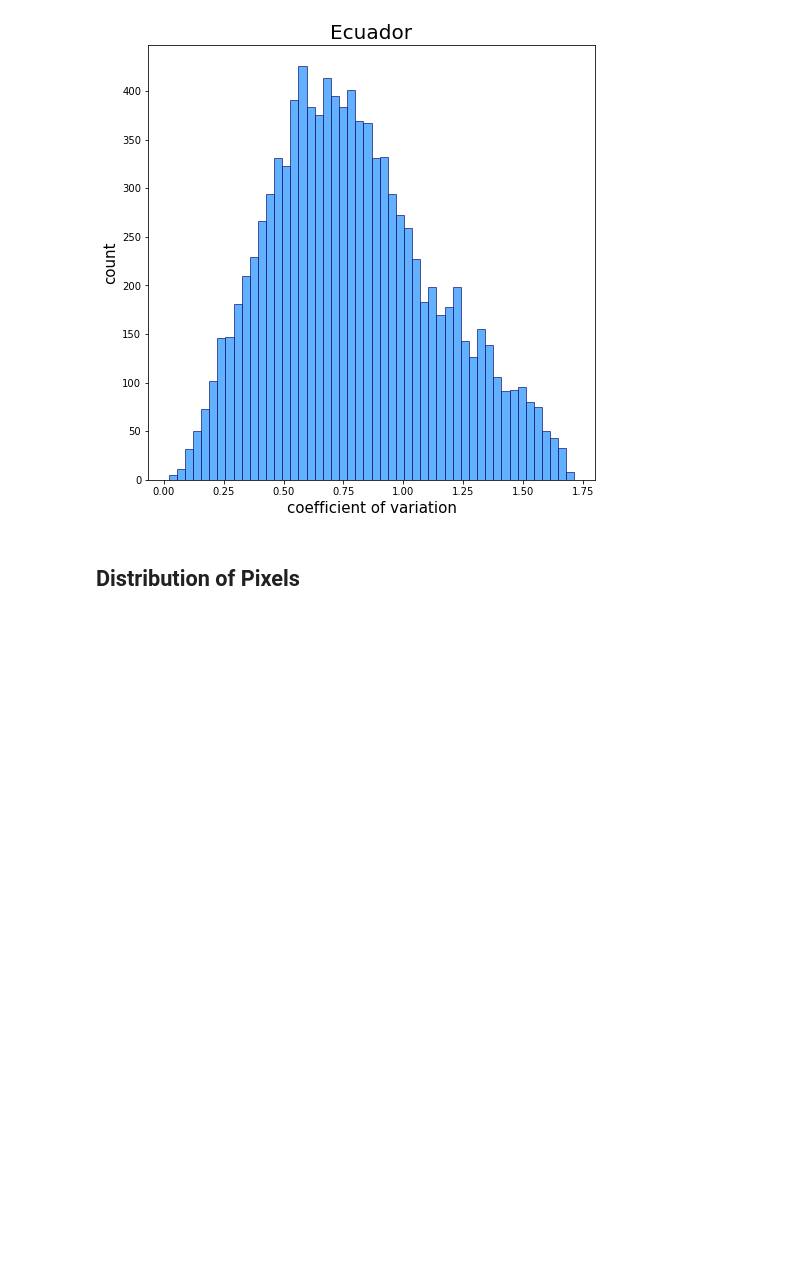
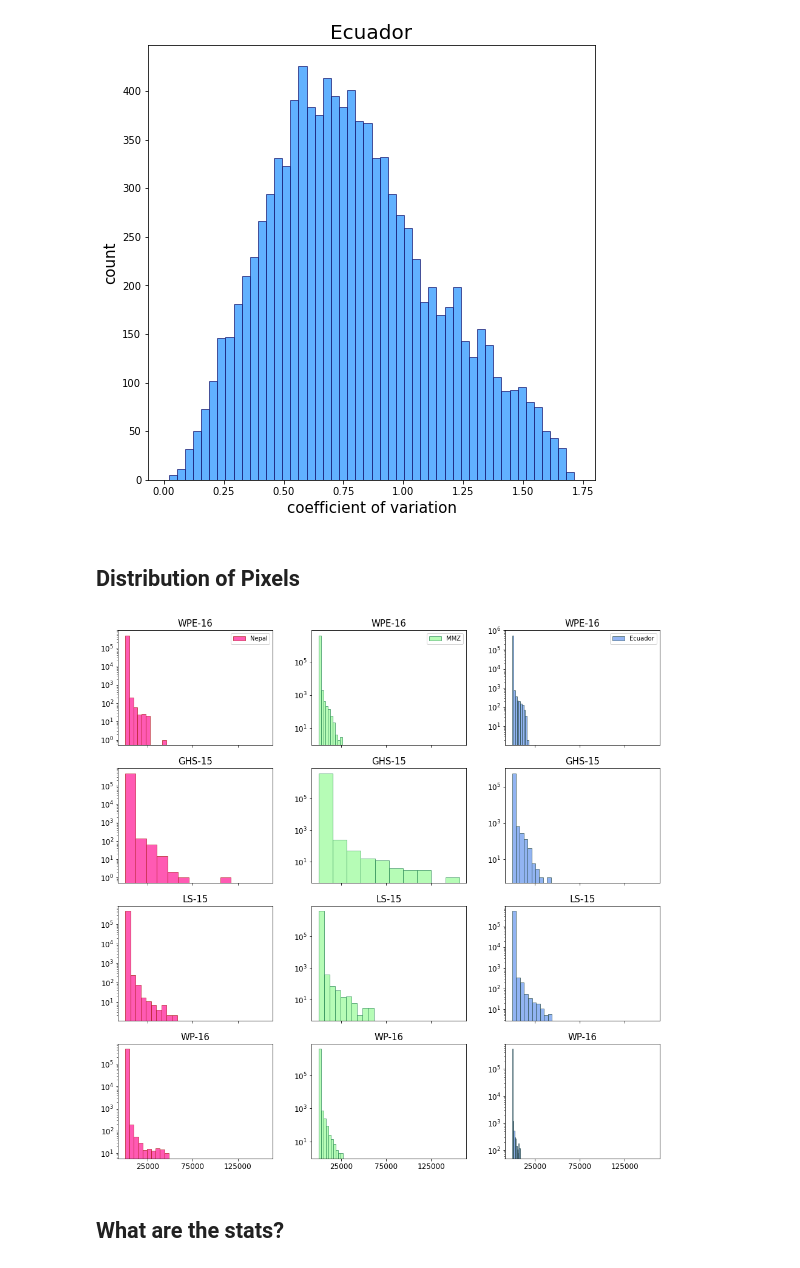
Before and after one commit to cascadet/PopGridCompare-ms, a Jupyter notebook: notebooks/Step3_Pixel-level.ipynb, the cells around one changed output. Cells and saved outputs as stored; diff of their text form; code cells hidden in the pictures; blank space fills up the shorter version.

```diff
--- a/notebooks/Step3_Pixel-level.ipynb
+++ b/notebooks/Step3_Pixel-level.ipynb
@@ -153,3 +153,5 @@ plt.savefig(fn_out, dpi = 300, bbox_inches='tight', facecolor = 'w')
 [figure]
 # %% [markdown]
 ## Distribution of Pixels
+# %%
+fn_out = DATA_PATH+'FIGS/MS/Fig2.png'
@@ -155,0 +187,52 @@ plt.savefig(fn_out, dpi = 300, bbox_inches='tight', facecolor = 'w')
+# %%
+countries = ['_Nepal.tif','_M-M-Z.tif','_Ecuador.tif',]
+# %%
+all_rsts = get_rsts(countries)
+# %%
+# Always update 'GPWv4-15'
+names = ['WPE-16', 'GHS-15', 'LS-15', 'WP-16',]
+# %%
+#### Make Figure & Save it
+
+#rcParams['mathtext.default'] = 'regular' # set text to reg, not italic
+
+fig, axs = plt.subplots(4, 3, figsize = (16, 16), sharex=True)
+ws = 0.25
+fig.subplots_adjust(wspace=ws)
+
+xticks = [25000,75000,125000]
+
+# Nepal
+for i, rst_fn in enumerate(zip(all_rsts[0], names)):
+    data = flat(rst_fn[0])
+    axs[i][0].hist(data, log = True, color = 'deeppink', alpha = 0.7, lw = 1, ec = 'firebrick');#, bins = 10);
+    axs[i][0].set_title(rst_fn[1], fontsize = 15)
+    axs[i][0].set_xticks(xticks)
+    axs[i][0].tick_params(axis = 'both', which = 'major', labelsize = 12)
+    axs[i][0].tick_params(axis = 'both', which = 'minor', labelsize = 12)
+axs[0][0].legend(['Nepal']);
+
+# MMZ
+for i, rst_fn in enumerate(zip(all_rsts[1], names)):
+    data = flat(rst_fn[0])
+    axs[i][1].hist(data, log = True, color = 'palegreen', alpha = 0.7, lw = 1, ec = 'seagreen');#, bins = 10);
+    axs[i][1].set_title(rst_fn[1], fontsize = 15)
+    axs[i][1].set_xticks(xticks)
+    axs[i][1].tick_params(axis = 'both', which = 'major', labelsize = 12)
+    axs[i][1].tick_params(axis = 'both', which = 'minor', labelsize = 12)
+axs[0][1].legend(['MMZ']);
+
+# Ecuador
+for i, rst_fn in enumerate(zip(all_rsts[2], names)):
+    data = flat(rst_fn[0])
+    axs[i][2].hist(data, log = True, color = 'cornflowerblue', alpha = 0.7, lw = 1, ec = 'darkslategray', bins = 10);
+    axs[i][2].set_title(rst_fn[1], fontsize = 15)
+    axs[i][2].set_xticks(xticks)
+    axs[i][2].tick_params(axis = 'both', which = 'major', labelsize = 12)
+    axs[i][2].tick_params(axis = 'both', which = 'minor', labelsize = 12)
+axs[0][2].legend(['Ecuador']);
+
+# Save it
+plt.savefig(fn_out, dpi = 300, bbox_inches='tight', facecolor = 'w')
+# %% [output]
+[figure, added]
@@ -156,3 +259,5 @@ plt.savefig(fn_out, dpi = 300, bbox_inches='tight', facecolor = 'w')
+# %% [markdown]
+## What are the stats?
 # %%
 # What are the maxium values:
 rst_fns = glob.glob('/Users/cascade/Github/PopGridCompare/data/interim/*all'+country+.'tif')
```
Also changed, not shown: parts of 10 cells of this notebook.
